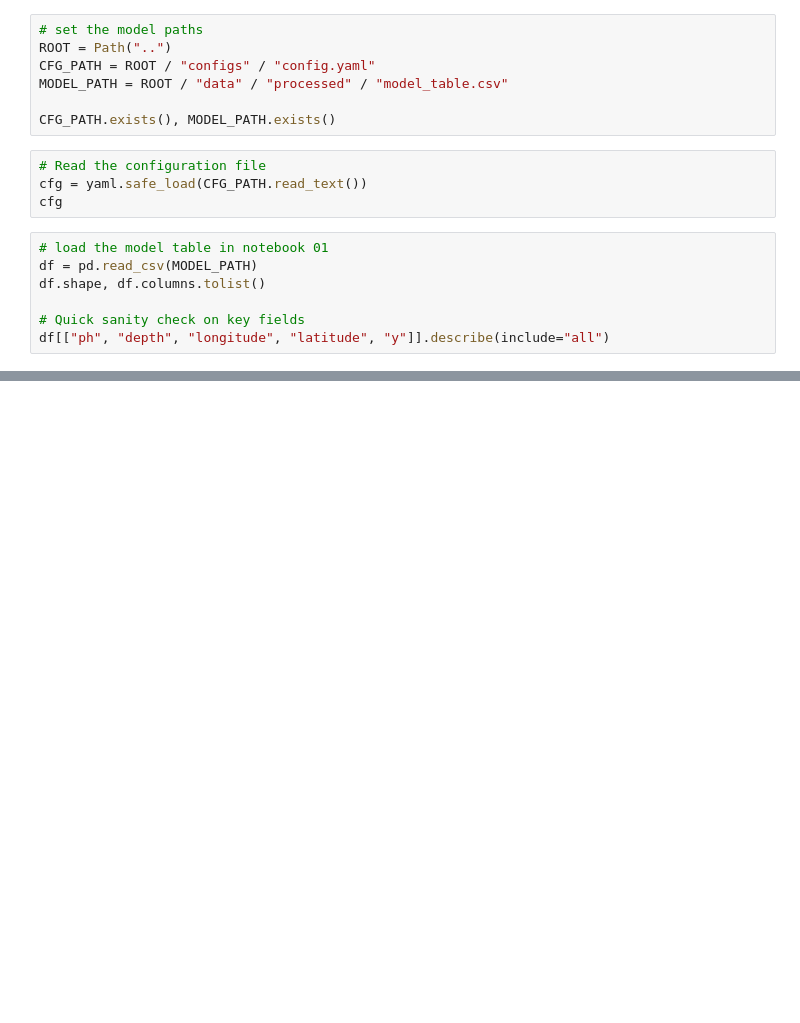
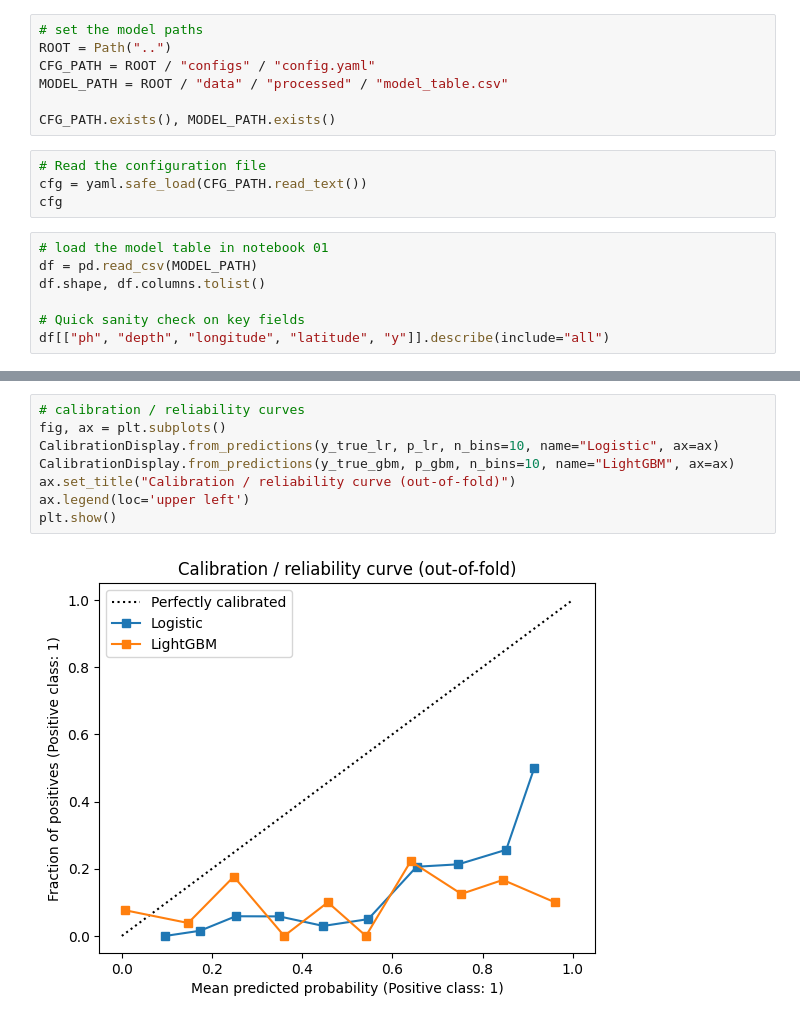
Before and after one commit to clowusu13/spatial_risk_modeling, a Jupyter notebook: notebooks/02_spatial_cv_and_baseline.ipynb, the cells around one changed output, grey strips where cells are left out. Drawn from its saved outputs; the diff is of its cells as text; blank space fills up the shorter version.

```diff
--- a/notebooks/02_spatial_cv_and_baseline.ipynb
+++ b/notebooks/02_spatial_cv_and_baseline.ipynb
@@ -78,0 +261,10 @@ baseline_pipe = Pipeline([
+# %%
+# calibration / reliability curves
+fig, ax = plt.subplots()
+CalibrationDisplay.from_predictions(y_true_lr, p_lr, n_bins=10, name="Logistic", ax=ax)
+CalibrationDisplay.from_predictions(y_true_gbm, p_gbm, n_bins=10, name="LightGBM", ax=ax)
+ax.set_title("Calibration / reliability curve (out-of-fold)")
+ax.legend(loc='upper left')
+plt.show()
+# %% [output]
+[figure, added]
```
Also changed, not shown: parts of 20 cells of this notebook.
